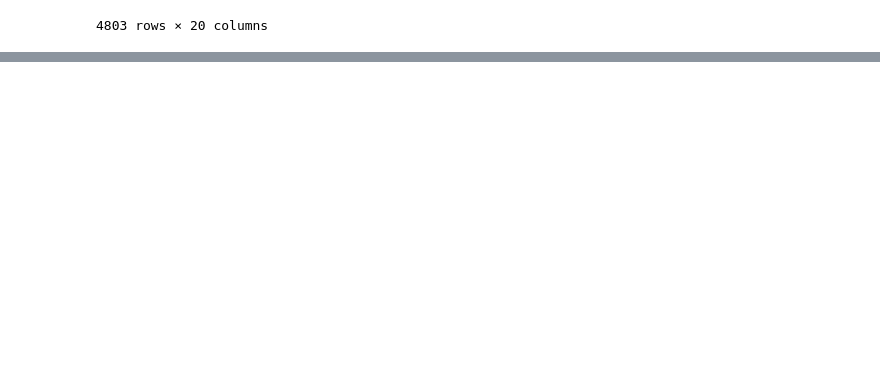
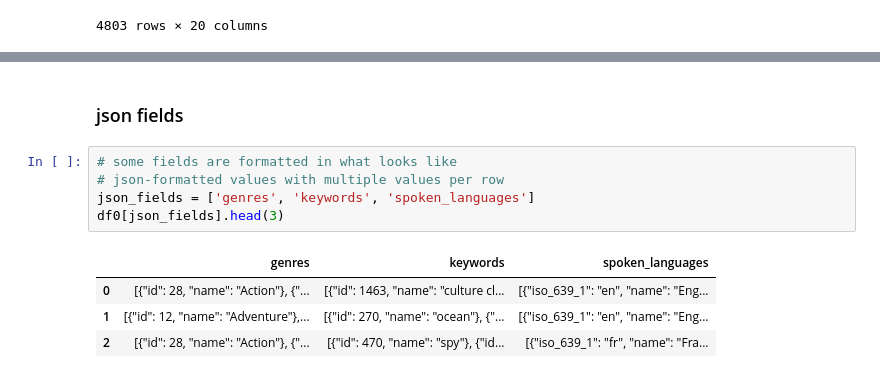
Before and after one commit to EvgeniiZorin/ML_TMDB_movie_recommender_Kaggle, a Jupyter notebook: 260131_v1.ipynb, the cells around one changed output, grey strips where cells are left out. Saved outputs shown, nothing was run; the diff lists cells and outputs as text; blank space fills up the shorter version.

```diff
--- a/260131_v1.ipynb
+++ b/260131_v1.ipynb
@@ -68,0 +164,12 @@ df0
+# %% [markdown]
+### json fields
+# %%
+# some fields are formatted in what looks like
+# json-formatted values with multiple values per row
+json_fields = ['genres', 'keywords', 'spoken_languages']
+df0[json_fields].head(3)
+# %% [output]
+|  | genres | keywords | spoken_languages |
+| 0 | [{"id": 28, "name": "Action"}, {"... | [{"id": 1463, "name": "culture cl... | [{"iso_639_1": "en", "name": "Eng... |
+| 1 | [{"id": 12, "name": "Adventure"},... | [{"id": 270, "name": "ocean"}, {"... | [{"iso_639_1": "en", "name": "Eng... |
+| 2 | [{"id": 28, "name": "Action"}, {"... | [{"id": 470, "name": "spy"}, {"id... | [{"iso_639_1": "fr", "name": "Fra... |
```
Also changed, not shown: parts of 20 cells of this notebook, 1 other file.
